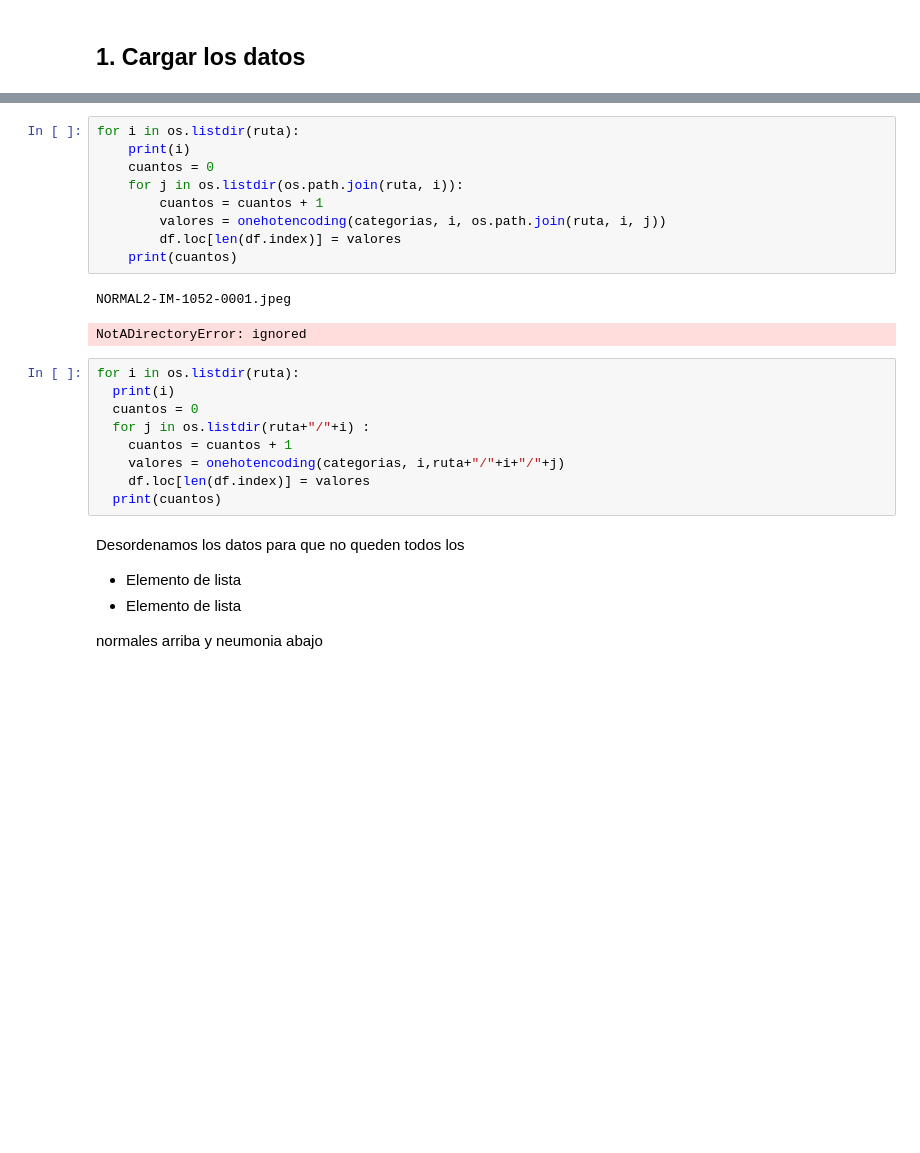
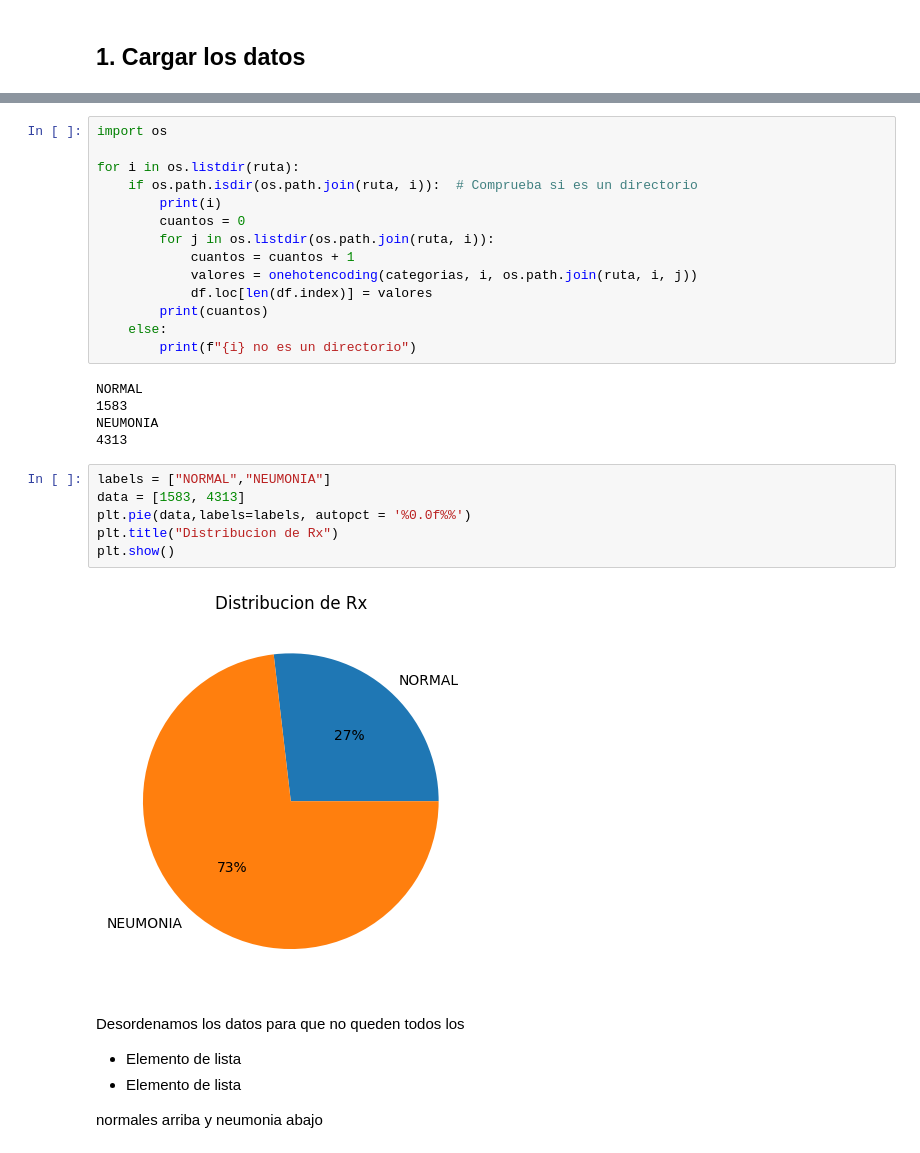
Before and after one commit to mornaeldernar/BeduML, a Jupyter notebook: Equipo11BeduProyectoFinal.ipynb, the cells around one changed output, grey strips where cells are left out. Saved outputs shown, nothing was run; the diff lists cells and outputs as text; blank space fills up the shorter version.

```diff
--- a/Equipo11BeduProyectoFinal.ipynb
+++ b/Equipo11BeduProyectoFinal.ipynb
@@ -140,24 +113,30 @@ Index(['ARCHIVO', 'NORMAL2-IM-1052-0001.jpeg', 'NORMAL2-IM-1050-0001.jpeg',
 # %%
+import os
+
 for i in os.listdir(ruta):
-    print(i)
-    cuantos = 0
-    for j in os.listdir(os.path.join(ruta, i)):
-        cuantos = cuantos + 1
-        valores = onehotencoding(categorias, i, os.path.join(ruta, i, j))
-        df.loc[len(df.index)] = valores
-    print(cuantos)
+    if os.path.isdir(os.path.join(ruta, i)):  # Comprueba si es un directorio
+        print(i)
+        cuantos = 0
+        for j in os.listdir(os.path.join(ruta, i)):
+            cuantos = cuantos + 1
+            valores = onehotencoding(categorias, i, os.path.join(ruta, i, j))
+            df.loc[len(df.index)] = valores
+        print(cuantos)
+    else:
+        print(f"{i} no es un directorio")
 # %% [output]
-NORMAL2-IM-1052-0001.jpeg
+NORMAL
+1583
+NEUMONIA
+4313
-NotADirectoryError: ignored
-# %%
-for i in os.listdir(ruta):
-  print(i)
-  cuantos = 0
-  for j in os.listdir(ruta+"/"+i) :
-    cuantos = cuantos + 1
-    valores = onehotencoding(categorias, i,ruta+"/"+i+"/"+j)
-    df.loc[len(df.index)] = valores
-  print(cuantos)
+# %%
+labels = ["NORMAL","NEUMONIA"]
+data = [1583, 4313]
+plt.pie(data,labels=labels, autopct = '%0.0f%%')
+plt.title("Distribucion de Rx")
+plt.show()
+# %% [output]
+[figure, added]
 # %% [markdown]
 Desordenamos los datos para que no queden todos los
 
```
Also changed, not shown: parts of 55 cells of this notebook.
